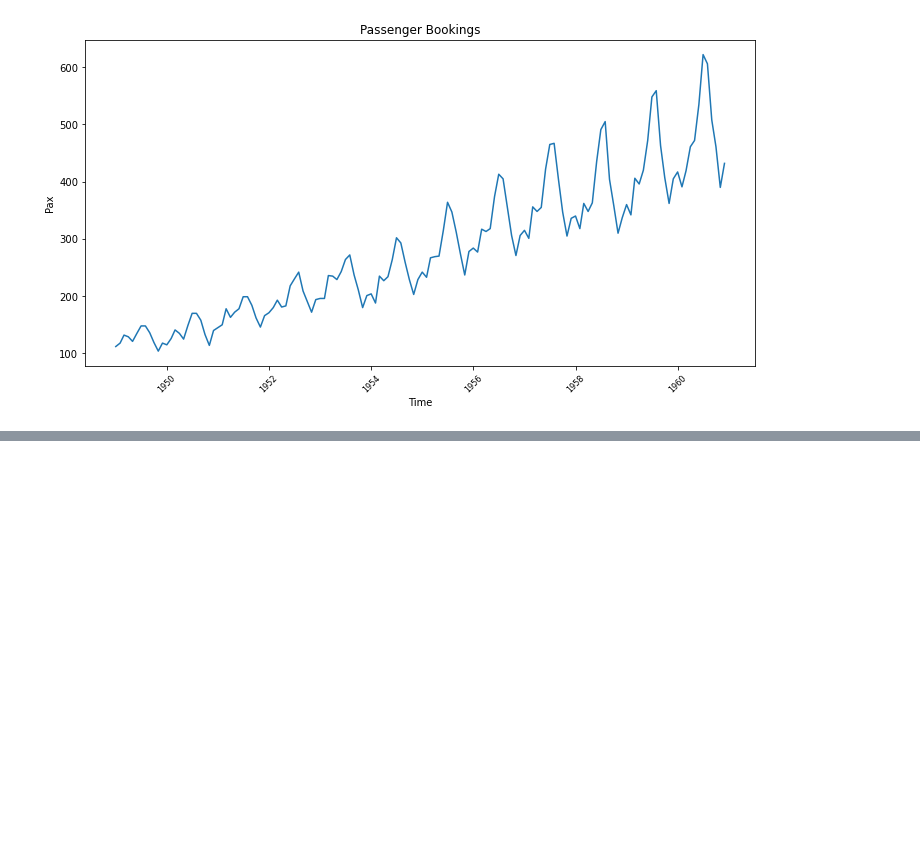
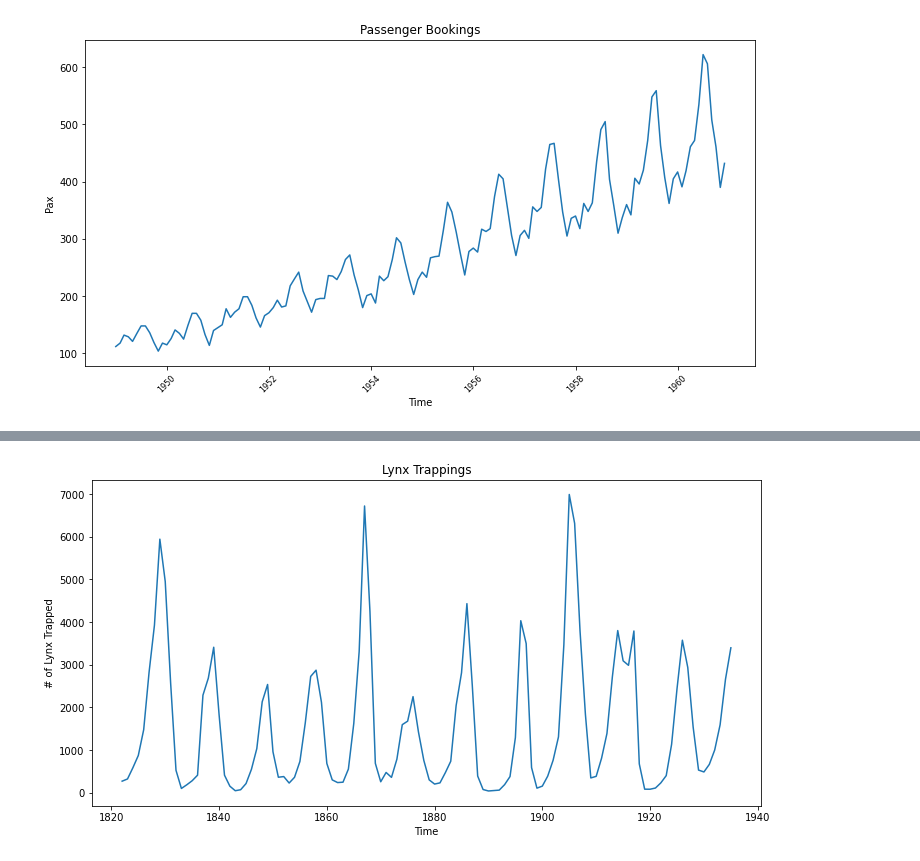
Before and after one commit to eugenebaraka/Books-and-Courses, a Jupyter notebook: timeseries/chapter1.ipynb, the cells around one changed output, grey strips where cells are left out. Cells and saved outputs as stored; diff of their text form; code cells hidden in the pictures; blank space fills up the shorter version.

```diff
--- a/timeseries/chapter1.ipynb
+++ b/timeseries/chapter1.ipynb
@@ -57,0 +62,6 @@ plt.show()
+# %%
+# load dataset
+lynx_array = load_lynx(as_series = False)
+lynx_index = pd.date_range('1821', periods=len(lynx_array), freq='A')
+lynx_data = pd.DataFrame(data=lynx_array, index=lynx_index, columns=["lynx"])
+lynx_data.head()
@@ -57,0 +75,10 @@ plt.show()
+# %%
+# plot timeseries
+fig, ax = plt.subplots(figsize=(12, 6))
+ax.plot(lynx_data.index, lynx_data['lynx'])
+ax.set_title('Lynx Trappings')
+ax.set_xlabel('Time')
+ax.set_ylabel('# of Lynx Trapped')
+plt.show()
+# %% [output]
+[figure, added]
```
Also changed, not shown: parts of 12 cells of this notebook, 5 other files.
